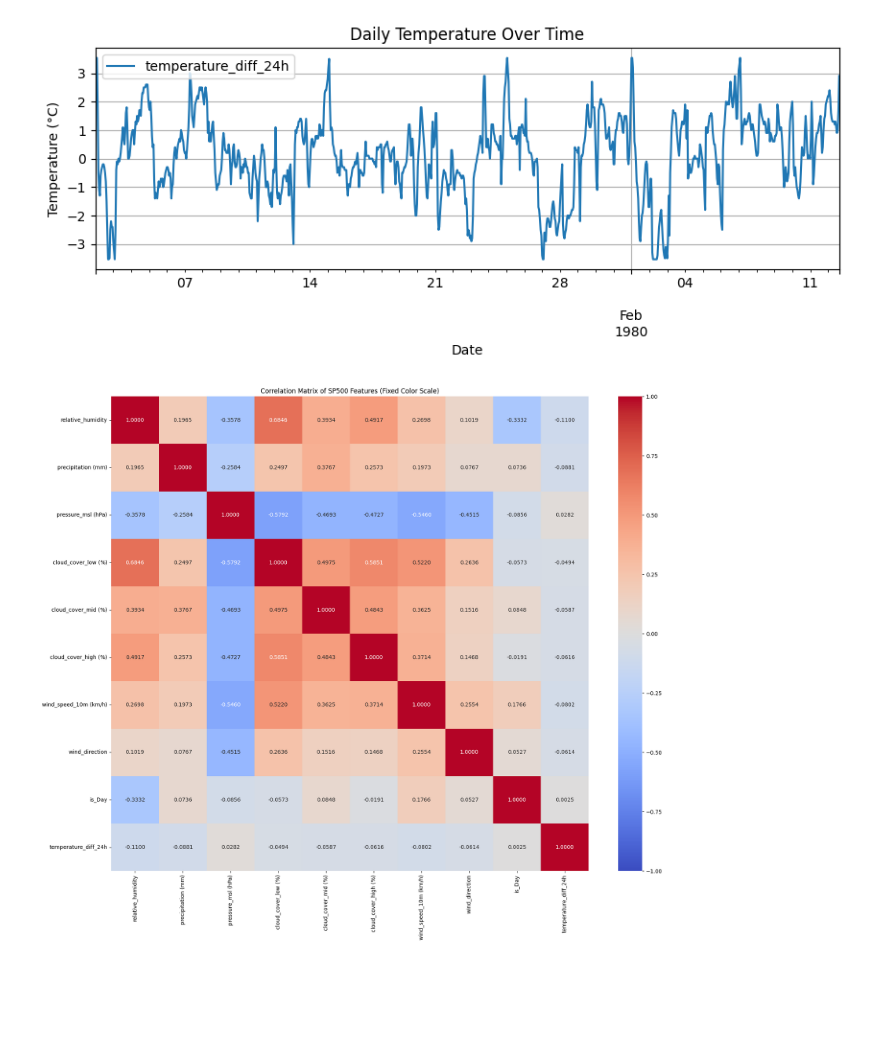
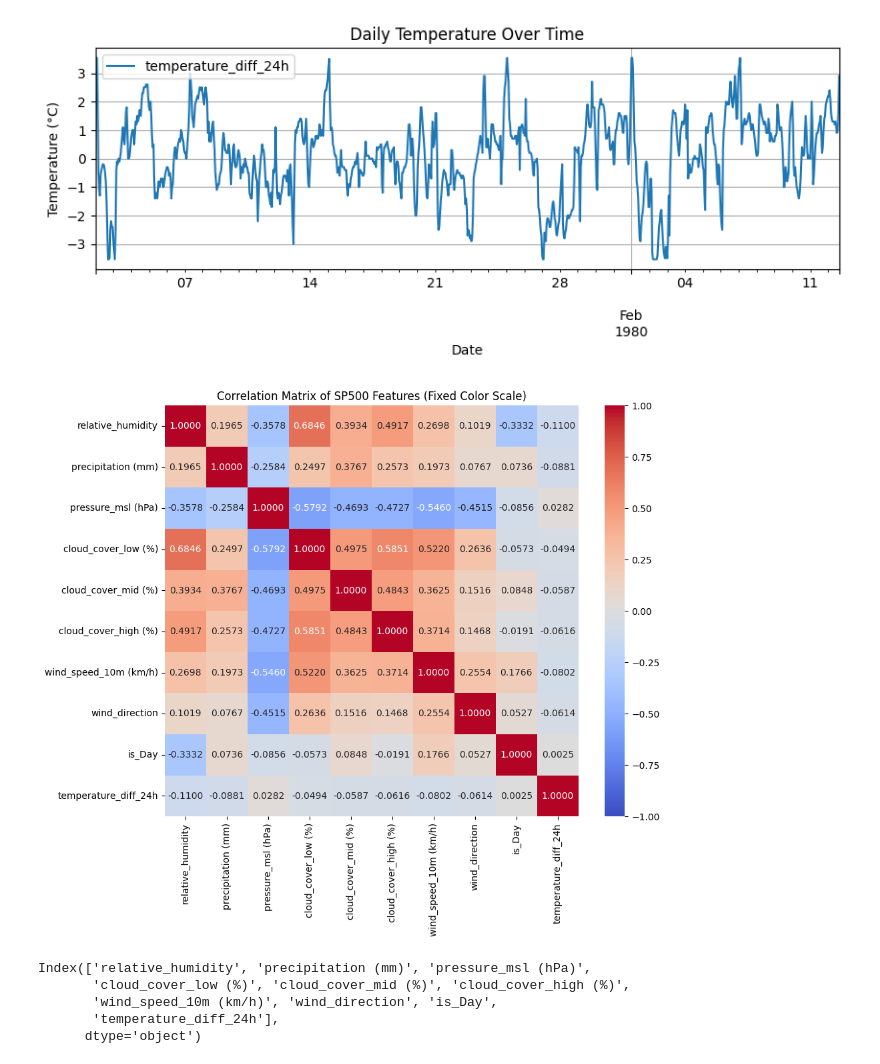
Before and after one commit to ThreadAgain/ml-assignment-3, a Jupyter notebook: notebooks/weather.ipynb, the cells around one changed output. Drawn from its saved outputs; the diff is of its cells as text; code cells hidden in the pictures; blank space fills up the shorter version.

```diff
--- a/notebooks/weather.ipynb
+++ b/notebooks/weather.ipynb
@@ -143,13 +143,21 @@ plt.show()
 # %%
 highly_correlated_features = ['vapour_pressure_deficit (kPa)', 'dew_point', 'rain (mm)', 'surface_pressure (hPa)', 'cloud_cover (%)']
 # highly_correlated_features = []
 dfcorr = df.drop(columns=['time', 'temperature']+highly_correlated_features)
 
 # Set vmin and vmax to fix the color scale between -1 and 1
-plt.figure(figsize=(20, 16))
+plt.figure(figsize=(10, 8))
 sns.heatmap(dfcorr.corr(), annot=True, fmt=".4f", cmap='coolwarm', cbar=True, vmin=-1, vmax=1)
 plt.title('Correlation Matrix of SP500 Features (Fixed Color Scale)')
 plt.savefig('../report/plots/weather_correlation_matrix_fixed_scale.pdf')
 plt.show()
 # %% [output]
-[figure, old version]
+[figure, new version]
+# %%
+dfcorr.columns
+# %% [output]
+Index(['relative_humidity', 'precipitation (mm)', 'pressure_msl (hPa)',
+       'cloud_cover_low (%)', 'cloud_cover_mid (%)', 'cloud_cover_high (%)',
+       'wind_speed_10m (km/h)', 'wind_direction', 'is_Day',
+       'temperature_diff_24h'],
+      dtype='object')
```
Also changed, not shown: parts of 2 cells of this notebook, 7 other files.
